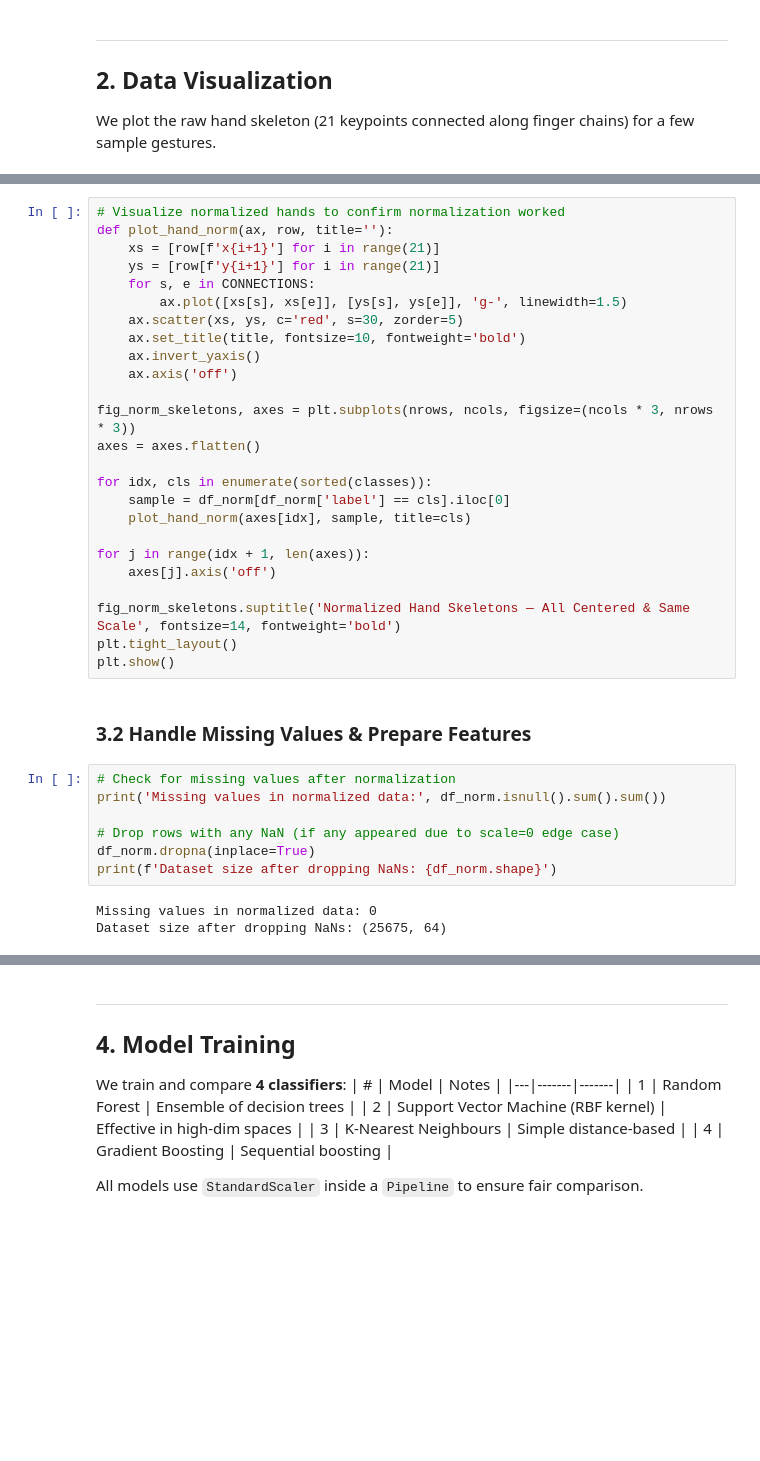
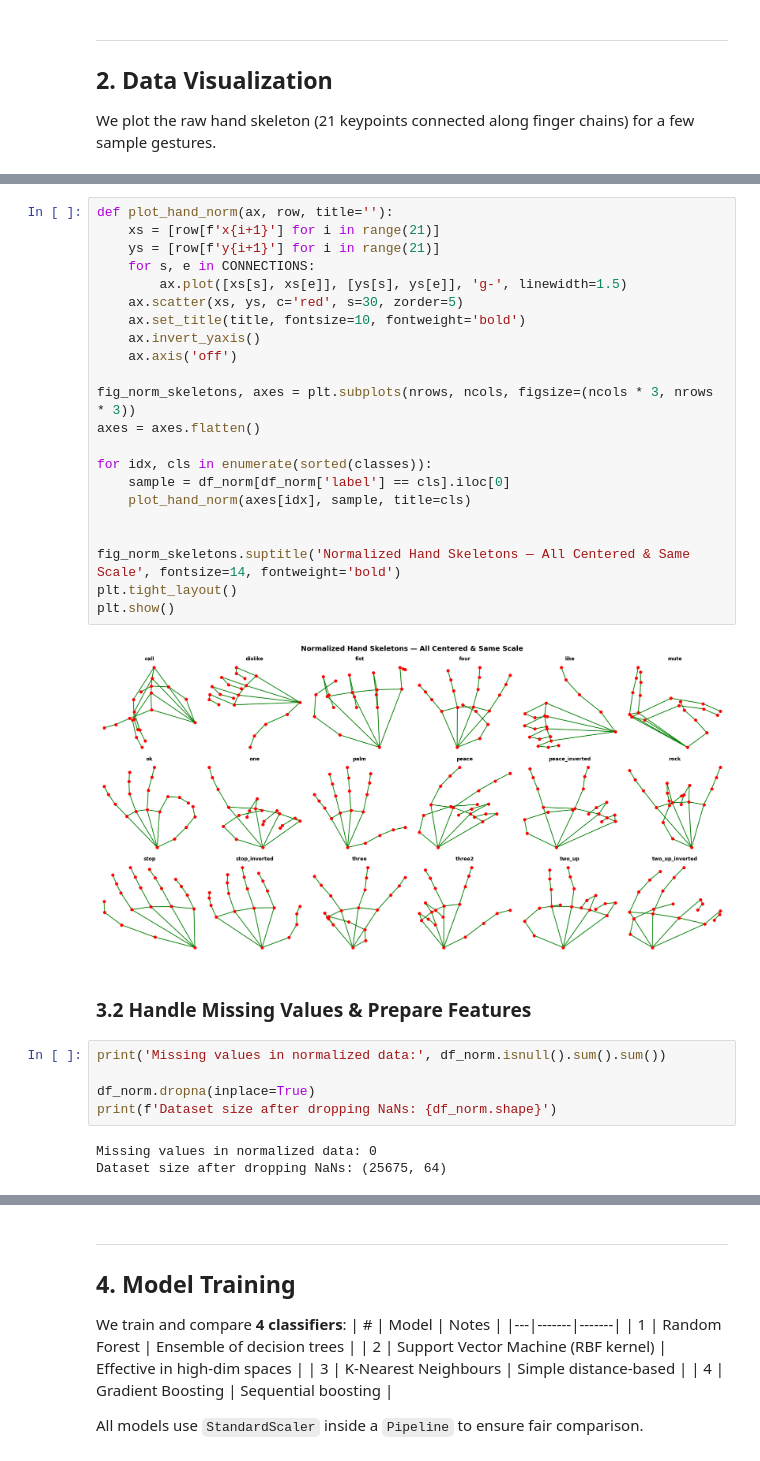
Before and after one commit to OmarGamal488/hand-gesture-recognition, a Jupyter notebook: hand_gesture_classification.ipynb, the cells around one changed output, grey strips where cells are left out. Drawn from its saved outputs; the diff is of its cells as text; blank space fills up the shorter version.

```diff
--- a/hand_gesture_classification.ipynb
+++ b/hand_gesture_classification.ipynb
@@ -198,35 +192,32 @@ Sample normalized mid-finger tip (should be ~1): 1.0
 # %%
-# Visualize normalized hands to confirm normalization worked
 def plot_hand_norm(ax, row, title=''):
     xs = [row[f'x{i+1}'] for i in range(21)]
     ys = [row[f'y{i+1}'] for i in range(21)]
     for s, e in CONNECTIONS:
         ax.plot([xs[s], xs[e]], [ys[s], ys[e]], 'g-', linewidth=1.5)
     ax.scatter(xs, ys, c='red', s=30, zorder=5)
     ax.set_title(title, fontsize=10, fontweight='bold')
     ax.invert_yaxis()
     ax.axis('off')
 
 fig_norm_skeletons, axes = plt.subplots(nrows, ncols, figsize=(ncols * 3, nrows * 3))
 axes = axes.flatten()
 
 for idx, cls in enumerate(sorted(classes)):
     sample = df_norm[df_norm['label'] == cls].iloc[0]
     plot_hand_norm(axes[idx], sample, title=cls)
 
-for j in range(idx + 1, len(axes)):
-    axes[j].axis('off')
 
 fig_norm_skeletons.suptitle('Normalized Hand Skeletons — All Centered & Same Scale', fontsize=14, fontweight='bold')
 plt.tight_layout()
 plt.show()
+# %% [output]
+[figure, added]
 # %% [markdown]
 ### 3.2 Handle Missing Values & Prepare Features
 # %%
-# Check for missing values after normalization
 print('Missing values in normalized data:', df_norm.isnull().sum().sum())
 
-# Drop rows with any NaN (if any appeared due to scale=0 edge case)
 df_norm.dropna(inplace=True)
 print(f'Dataset size after dropping NaNs: {df_norm.shape}')
 # %% [output]
```
Also changed, not shown: parts of 22 cells of this notebook, 1 other file.
